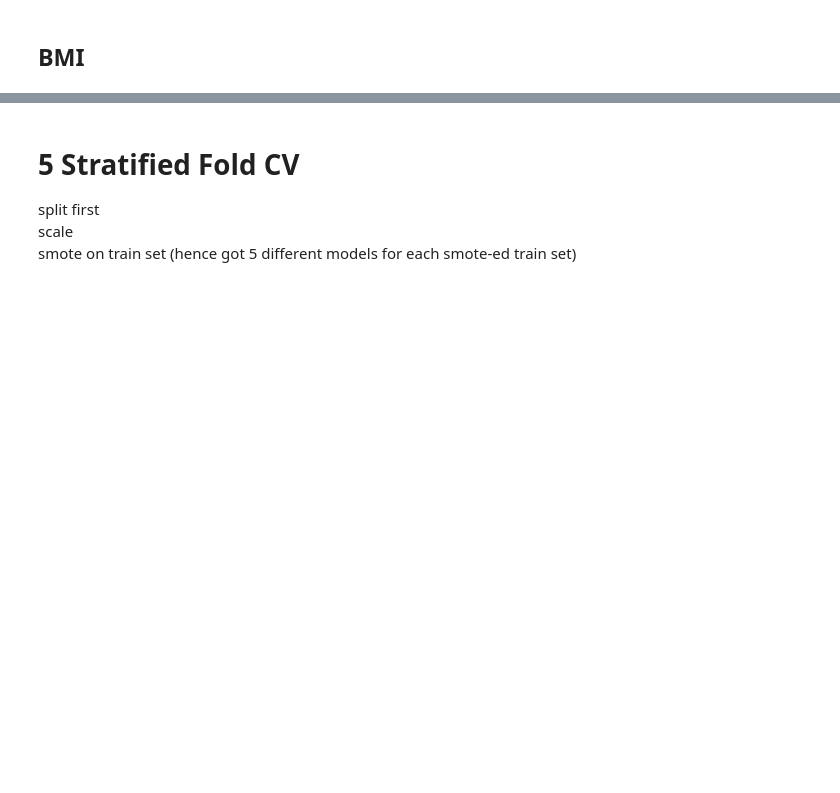
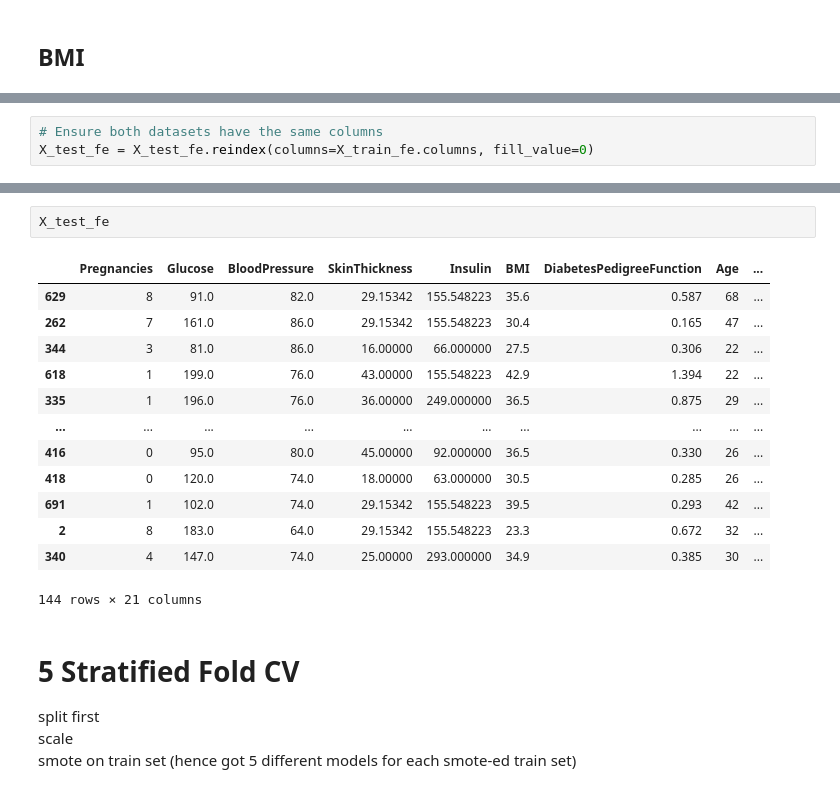
Before and after one commit to nigelmaxwee/sc5010-introduction-to-data-analysis, a Jupyter notebook: data-preprocessing.ipynb, the cells around one changed output, grey strips where cells are left out. Cells and saved outputs as stored; diff of their text form; blank space fills up the shorter version.

```diff
--- a/data-preprocessing.ipynb
+++ b/data-preprocessing.ipynb
@@ -320,0 +338,3 @@ df_no_outliers
+# %%
+# Ensure both datasets have the same columns
+X_test_fe = X_test_fe.reindex(columns=X_train_fe.columns, fill_value=0)
@@ -321,3 +399,19 @@ df_no_outliers
+# %%
+X_test_fe
+# %% [output]
+|  | Pregnancies | Glucose | BloodPressure | SkinThickness | Insulin | BMI | DiabetesPedigreeFunction | Age | ... |
+| 629 | 8 | 91.0 | 82.0 | 29.15342 | 155.548223 | 35.6 | 0.587 | 68 | ... |
+| 262 | 7 | 161.0 | 86.0 | 29.15342 | 155.548223 | 30.4 | 0.165 | 47 | ... |
+| 344 | 3 | 81.0 | 86.0 | 16.00000 | 66.000000 | 27.5 | 0.306 | 22 | ... |
+| 618 | 1 | 199.0 | 76.0 | 43.00000 | 155.548223 | 42.9 | 1.394 | 22 | ... |
+| 335 | 1 | 196.0 | 76.0 | 36.00000 | 249.000000 | 36.5 | 0.875 | 29 | ... |
+| ... | ... | ... | ... | ... | ... | ... | ... | ... | ... |
+| 416 | 0 | 95.0 | 80.0 | 45.00000 | 92.000000 | 36.5 | 0.330 | 26 | ... |
+| 418 | 0 | 120.0 | 74.0 | 18.00000 | 63.000000 | 30.5 | 0.285 | 26 | ... |
+| 691 | 1 | 102.0 | 74.0 | 29.15342 | 155.548223 | 39.5 | 0.293 | 42 | ... |
+| 2 | 8 | 183.0 | 64.0 | 29.15342 | 155.548223 | 23.3 | 0.672 | 32 | ... |
+| 340 | 4 | 147.0 | 74.0 | 25.00000 | 293.000000 | 34.9 | 0.385 | 30 | ... |
+144 rows × 21 columns
 # %% [markdown]
 # 5 Stratified Fold CV
 split first <br>
```
Also changed, not shown: parts of 19 cells of this notebook.
